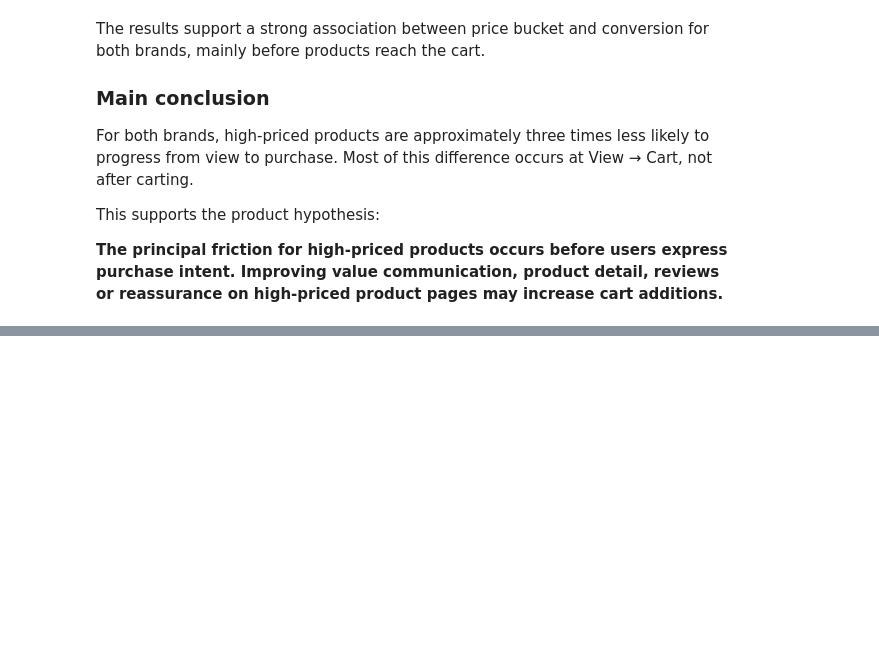
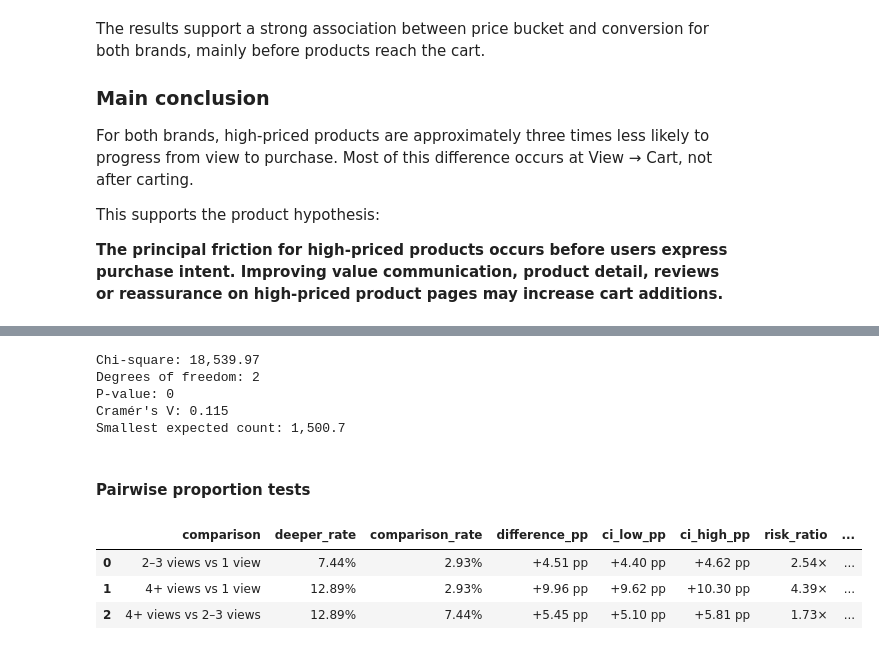
Before and after one commit to moriyuko/ecommerce-product-analysis, a Jupyter notebook: notebook.ipynb, the cells around one changed output, grey strips where cells are left out. Cells and saved outputs as stored; diff of their text form; code cells hidden in the pictures; blank space fills up the shorter version.

```diff
--- a/notebook.ipynb
+++ b/notebook.ipynb
@@ -2475,0 +2626,20 @@ This supports the product hypothesis:
+# %%
+VIEW_GROUP_ORDER = [
+    "1 view",
+    "2–3 views",
+    "4+ views",
+]
+
+user_product_behavior["view_group"] = pd.cut(
+    user_product_behavior["view_count"],
+    bins=[0, 1, 3, np.inf],
+    labels=VIEW_GROUP_ORDER,
+    ordered=True,
+)
+
+display(
+    user_product_behavior["view_group"]
+    .value_counts(sort=False)
+    .rename("user_product_pairs")
+    .to_frame()
+)
@@ -2475,0 +2822,31 @@ This supports the product hypothesis:
+# %%
+chi_square, omnibus_p_value, degrees_freedom, expected = (
+    stats.chi2_contingency(contingency_table)
+)
+
+total_pairs = contingency_table.to_numpy().sum()
+
+cramers_v = np.sqrt(
+    chi_square
+    / (
+        total_pairs
+        * min(
+            contingency_table.shape[0] - 1,
+            contingency_table.shape[1] - 1,
+        )
+    )
+)
+
+print(f"Chi-square: {chi_square:,.2f}")
+print(f"Degrees of freedom: {degrees_freedom}")
+print(f"P-value: {omnibus_p_value:.3g}")
+print(f"Cramér's V: {cramers_v:.3f}")
+print(f"Smallest expected count: {expected.min():,.1f}")
+# %% [output]
+Chi-square: 18,539.97
+Degrees of freedom: 2
+P-value: 0
+Cramér's V: 0.115
+Smallest expected count: 1,500.7
+# %% [markdown]
+#### Pairwise proportion tests
@@ -2475,0 +2939,29 @@ This supports the product hypothesis:
+# %%
+pairwise_results["adjusted_p_value"] = multipletests(
+    pairwise_results["p_value"],
+    alpha=0.05,
+    method="holm",
+)[1]
+
+pairwise_results["statistically_significant"] = (
+    pairwise_results["adjusted_p_value"] < 0.05
+)
+# %%
+display(
+    pairwise_results.style.format({
+        "deeper_rate": "{:.2%}",
+        "comparison_rate": "{:.2%}",
+        "difference_pp": "{:+.2f} pp",
+        "ci_low_pp": "{:+.2f} pp",
+        "ci_high_pp": "{:+.2f} pp",
+        "risk_ratio": "{:.2f}×",
+        "z_statistic": "{:.2f}",
+        "p_value": "{:.3g}",
+        "adjusted_p_value": "{:.3g}",
+    })
+)
+# %% [output]
+|  | comparison | deeper_rate | comparison_rate | difference_pp | ci_low_pp | ci_high_pp | risk_ratio | ... |
+| 0 | 2–3 views vs 1 view | 7.44% | 2.93% | +4.51 pp | +4.40 pp | +4.62 pp | 2.54× | ... |
+| 1 | 4+ views vs 1 view | 12.89% | 2.93% | +9.96 pp | +9.62 pp | +10.30 pp | 4.39× | ... |
+| 2 | 4+ views vs 2–3 views | 12.89% | 7.44% | +5.45 pp | +5.10 pp | +5.81 pp | 1.73× | ... |
```
Also changed, not shown: parts of 24 cells of this notebook.
